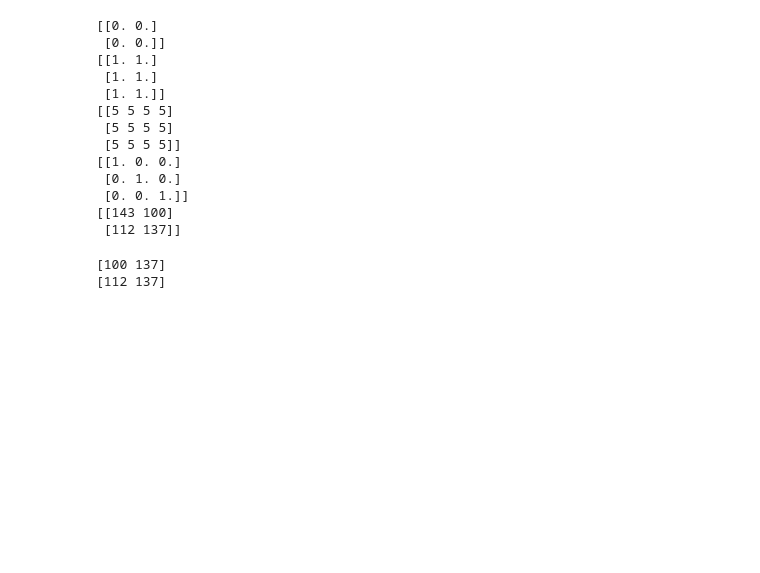
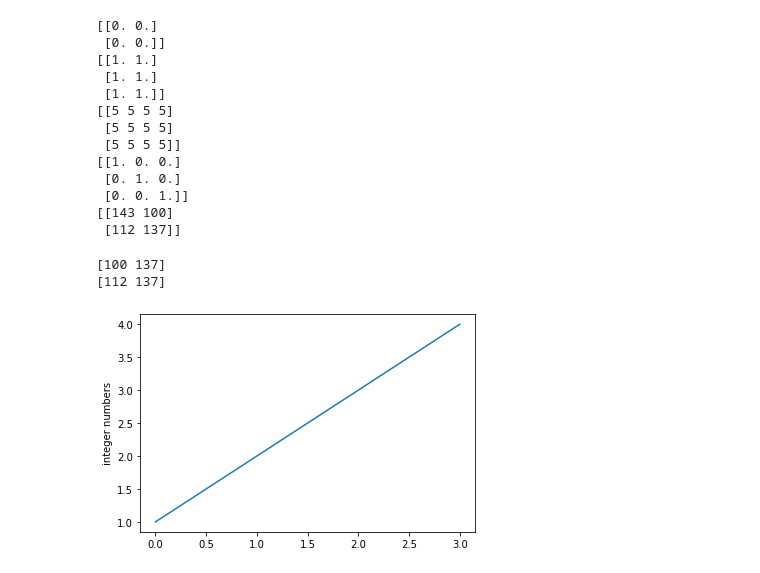
Before and after one commit to AkiaBurnett/Basic-Python, a Jupyter notebook: data_science_tools.ipynb, the cells around one changed output. Saved outputs shown, nothing was run; the diff lists cells and outputs as text; code cells hidden in the pictures; blank space fills up the shorter version.

Commit message:
plotting

```diff
--- a/data_science_tools.ipynb
+++ b/data_science_tools.ipynb
@@ -61,3 +62,10 @@ print(random_array_int[1,:]) #print all elements from the second row
 # %% [output]
 [100 137]
 [112 137]
+# %%
+#working with matplotlib (math plotting library)
+plt.plot([1,2,3,4])
+plt.ylabel('integer numbers')
+plt.show()
+# %% [output]
+[figure, added]
```
Also changed, not shown: parts of 6 cells of this notebook.
